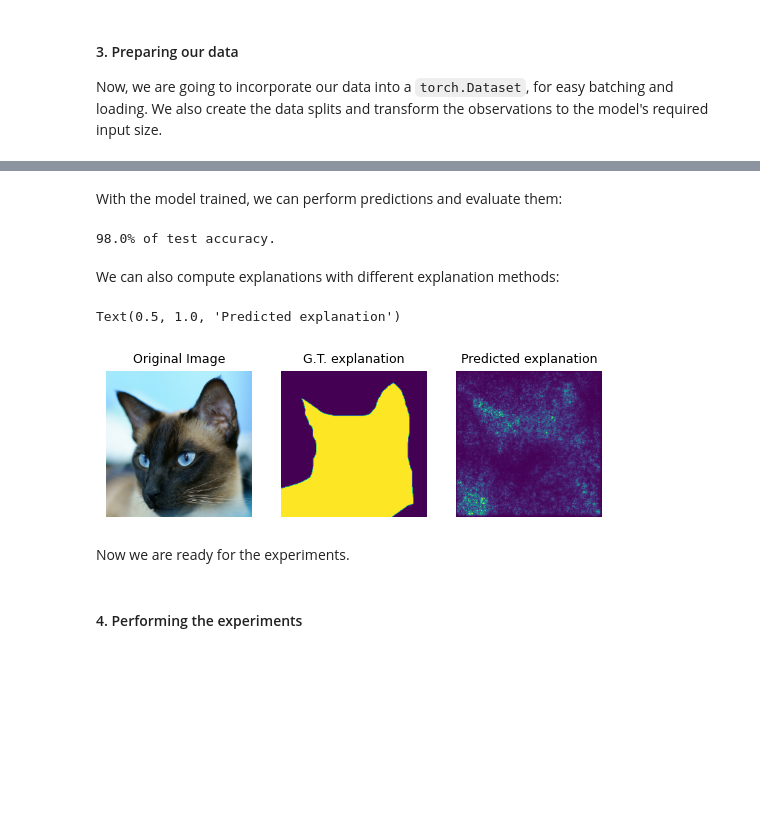
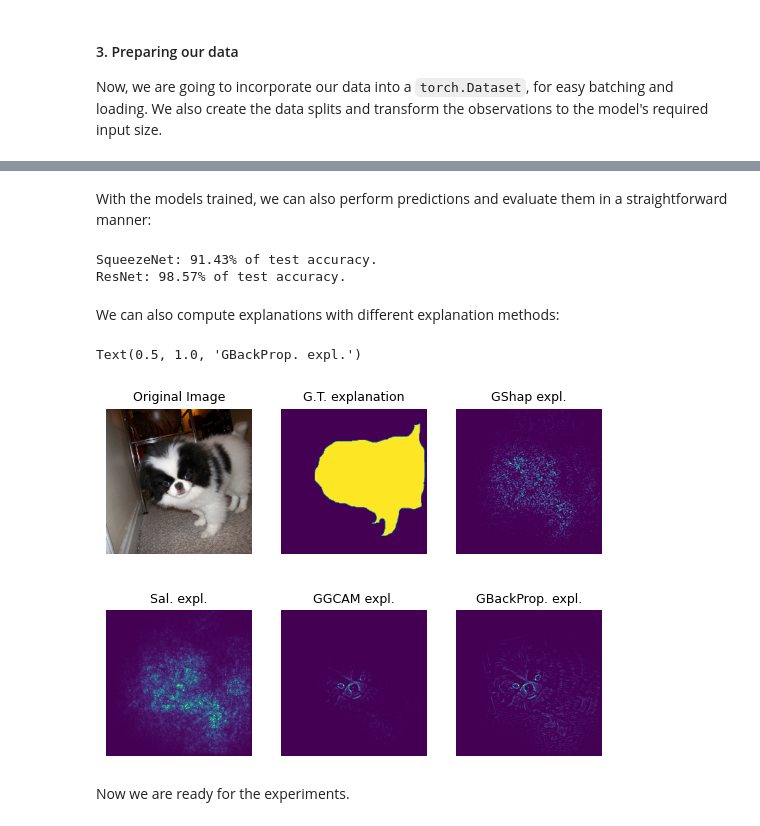
Before and after one commit to chus-chus/teex, a Jupyter notebook: docs/demos/model_selection/model_selection_nb.ipynb, the cells around one changed output, grey strips where cells are left out. Saved outputs shown, nothing was run; the diff lists cells and outputs as text; code cells hidden in the pictures; blank space fills up the shorter version.

Commit message:
docs: Model Selection finalised.

```diff
--- a/docs/demos/model_selection/model_selection_nb.ipynb
+++ b/docs/demos/model_selection/model_selection_nb.ipynb
@@ -32,7 +39,7 @@ from torch.utils import data
 
 We are going to work with a subset of the Oxford-IIIT Pet dataset, included in **teex**. It contains roughly 7000 images from 37 categories.
 # %%
-oxford_data = saliencyMap.data.OxfordIIIT()
+oxford_data = sm_data.OxfordIIIT()
 # %% [markdown]
 We have the following classes available
 # %%
@@ -296,0 +412,2 @@ squeezeNet.train(dataloaders_dict)
+# %%
+dataloaders_dict, all_data, all_exps, _, _, test_idx = create_data(demo_data, exps, random_state, returnIndexes = True)
@@ -296,0 +416,5 @@ squeezeNet.train(dataloaders_dict)
+# %%
+squeezeNet, resNet = generate_models(num_classes, input_size)
+
+squeezeNet.train(dataloaders_dict, epochs=2)
+resNet.train(dataloaders_dict, epochs=2)
@@ -297,8 +438,12 @@ squeezeNet.train(dataloaders_dict)
 # %% [markdown]
-With the model trained, we can perform predictions and evaluate them:
+With the models trained, we can also perform predictions and evaluate them in a straightforward manner:
 # %%
 test_preds = squeezeNet.get_predictions(all_data['test'][:][0])
 test_acc = squeezeNet.compute_acc(test_preds, all_data['test'][:][1])
-print(f"{round(test_acc * 100, 2)}% of test accuracy.")
+print(f"SqueezeNet: {round(test_acc * 100, 2)}% of test accuracy.")
+test_preds = resNet.get_predictions(all_data['test'][:][0])
+test_acc = resNet.compute_acc(test_preds, all_data['test'][:][1])
+print(f"ResNet: {round(test_acc * 100, 2)}% of test accuracy.")
 # %% [output]
-98.0% of test accuracy.
+SqueezeNet: 91.43% of test accuracy.
+ResNet: 98.57% of test accuracy.
@@ -307,30 +450,42 @@ pred_exps = squeezeNet.get_explanations(all_data['test'][:][0])
 # %% [markdown]
 We can also compute explanations with different explanation methods:
+# %%
+pred_exps_sal = squeezeNet.get_explanations(all_data['test'][:5][0], method="sal")
+pred_exps_bp = squeezeNet.get_explanations(all_data['test'][:5][0], method="bp")
+pred_exps_ggcam = squeezeNet.get_explanations(all_data['test'][:5][0],
+                                              method="ggcam",
+                                              expParams={"layer": squeezeNet.model.features[12]})
+pred_exps_gshap = squeezeNet.get_explanations(all_data['test'][:5][0],
+                                              method="gshap",
+                                              attrParams={'baselines': torch.zeros((1, 3, input_size, input_size))})
 # %%
-def swap_to_original(im):
-    """ Swap np.array from C*H*W to H*W*C or from W*H to H*W"""
-    if len(im.shape) > 2:
-        return np.swapaxes(np.swapaxes(im, 0, 2), 0, 1)
-    else:
-        return np.swapaxes(im, 0, 1)
+i = 4
+f, axarr = plt.subplots(2, 3)
+axarr[0,0].imshow(np.array(swap_to_original(original_images[test_idx][i])))
+axarr[0,0].axis("off")
+axarr[0,0].set_title('Original Image', fontsize=9)
 
-i = 2
-f, axarr = plt.subplots(1,3)
-axarr[0].imshow(np.array(swap_to_original(original_images[test_idx][i])))
-axarr[0].axis("off")
-axarr[0].set_title('Original Image', fontsize=9)
+axarr[0,1].imshow(np.array(all_exps['test'][i]))
+axarr[0,1].axis("off")
+axarr[0,1].set_title('G.T. explanation', fontsize=9)
 
-axarr[1].imshow(np.array(all_exps['test'][i]))
-axarr[1].axis("off")
-axarr[1].set_title('G.T. explanation', fontsize=9)
+axarr[0,2].imshow(pred_exps_gshap[i])
+axarr[0,2].axis("off")
+axarr[0,2].set_title('GShap expl.', fontsize=9)
 
-axarr[2].imshow(swap_to_original(pred_exps[i]))
-axarr[2].axis("off")
-axarr[2].set_title('Predicted explanation', fontsize=9)
+axarr[1,0].imshow(pred_exps_sal[i])
+axarr[1,0].axis("off")
+axarr[1,0].set_title('Sal. expl.', fontsize=9)
+
+axarr[1,1].imshow(pred_exps_ggcam[i])
+axarr[1,1].axis("off")
+axarr[1,1].set_title('GGCAM expl.', fontsize=9)
+
+axarr[1,2].imshow(pred_exps_bp[i])
+axarr[1,2].axis("off")
+axarr[1,2].set_title('GBackProp. expl.', fontsize=9)
 # %% [output]
-Text(0.5, 1.0, 'Predicted explanation')
+Text(0.5, 1.0, 'GBackProp. expl.')
-[figure, old version]
+[figure, new version]
 # %% [markdown]
 Now we are ready for the experiments.
-# %% [markdown]
-#### 4. Performing the experiments
```
Also changed, not shown: parts of 35 cells of this notebook.
